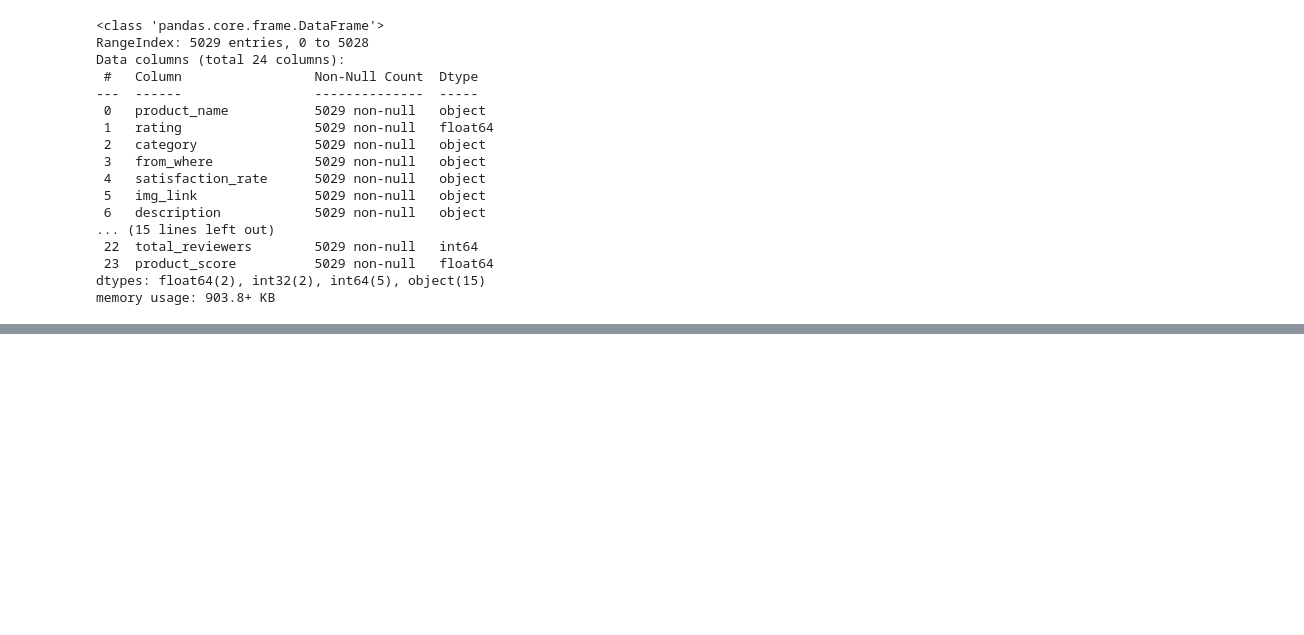
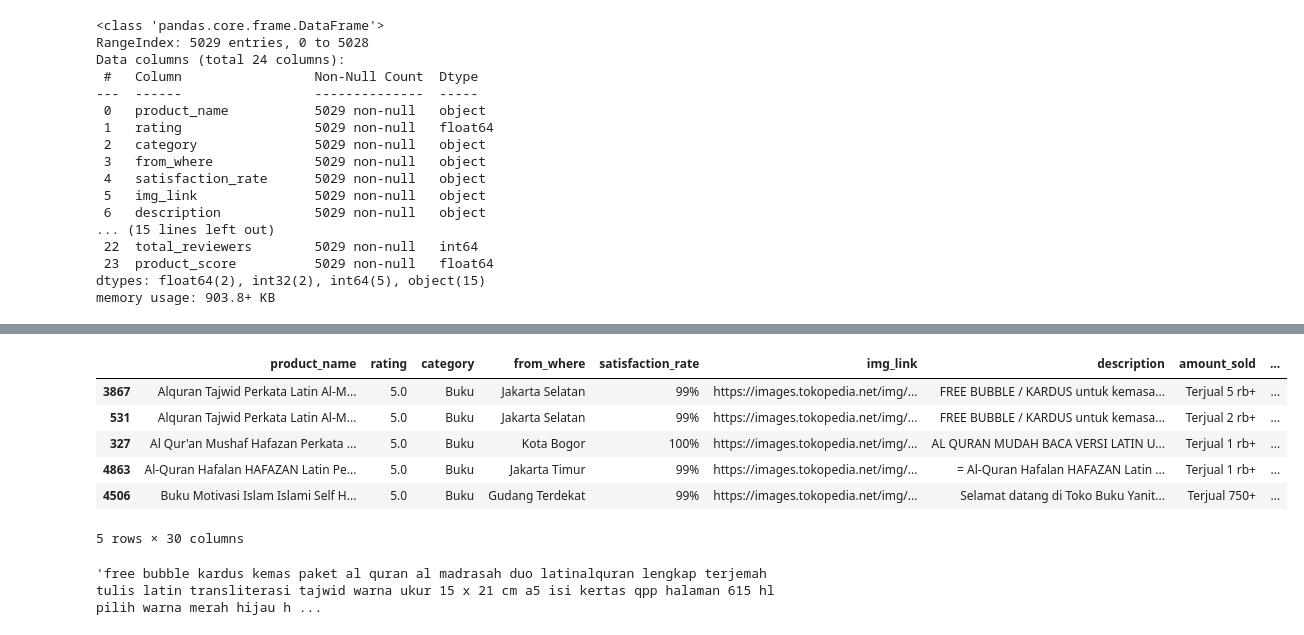
Before and after one commit to jxnhiro/tokopedia-crawler-scraper, a Jupyter notebook: tokopedia-recommender.ipynb, the cells around one changed output, grey strips where cells are left out. Cells and saved outputs as stored; diff of their text form; code cells hidden in the pictures; blank space fills up the shorter version.

```diff
--- a/tokopedia-recommender.ipynb
+++ b/tokopedia-recommender.ipynb
@@ -754,14 +756,22 @@ Data columns (total 24 columns):
 dtypes: float64(2), int32(2), int64(5), object(15)
 memory usage: 903.8+ KB
 # %%
-def recommend(product_name):
-    tfidf_vectorizer = TfidfVectorizer(analyzer='word', ngram_range=(1,8), min_df=0)
+def recommend_cosine(product_name):
+    tfidf_vectorizer = TfidfVectorizer()
     product_index = df_tokopedia[df_tokopedia['product_name'] == product_name].index[0]
 
     tfidf_product_tag_vector = tfidf_vectorizer.fit_transform(df_tokopedia['product_tag'])
     product_tag_query = df_tokopedia.iloc[[product_index]]['product_tag'][product_index]
     product_query_vector = tfidf_vectorizer.transform([product_tag_query])
+
     product_similarity = cosine_similarity(product_query_vector, tfidf_product_tag_vector).flatten()
-    product_indices = np.argpartition(product_similarity, -10)[-10:]
-    product_results = df_tokopedia.iloc[product_indices].sort_values(by='product_score', ascending=False)
-    return product_results
+    # print(product_similarity[product_index])
+    product_indices = np.argpartition(product_similarity, -6)[-6:]
+    # print(product_indices)
+    df_product_results = df_tokopedia[0:0]
+    for i, index in enumerate(product_indices):
+        df_product_results = df_product_results.append(df_tokopedia.iloc[index])
+        df_product_results.loc[df_product_results.index[i], 'similarity'] = product_similarity[index]
+
+    # df_product_results['similarity'][index] = product_similarity[index]
+    return df_product_results.sort_values(by='similarity',ascending=False).iloc[1:]
@@ -782,0 +778,15 @@ recommend('Anti Gores Switch Nintendo Tempered Glass Premium')
+# %%
+recommendation_cosine = recommend_cosine('Al-Quran Ash-Shahib ORI A5 - Merah')
+display(recommendation_cosine)
+# %% [output]
+|  | product_name | rating | category | from_where | satisfaction_rate | img_link | description | amount_sold | ... |
+| 3867 | Alquran Tajwid Perkata Latin Al-M... | 5.0 | Buku | Jakarta Selatan | 99% | https://images.tokopedia.net/img/... | FREE BUBBLE / KARDUS untuk kemasa... | Terjual 5 rb+ | ... |
+| 531 | Alquran Tajwid Perkata Latin Al-M... | 5.0 | Buku | Jakarta Selatan | 99% | https://images.tokopedia.net/img/... | FREE BUBBLE / KARDUS untuk kemasa... | Terjual 2 rb+ | ... |
+| 327 | Al Qur'an Mushaf Hafazan Perkata ... | 5.0 | Buku | Kota Bogor | 100% | https://images.tokopedia.net/img/... | AL QURAN MUDAH BACA VERSI LATIN U... | Terjual 1 rb+ | ... |
+| 4863 | Al-Quran Hafalan HAFAZAN Latin Pe... | 5.0 | Buku | Jakarta Timur | 99% | https://images.tokopedia.net/img/... | = Al-Quran Hafalan HAFAZAN Latin ... | Terjual 1 rb+ | ... |
+| 4506 | Buku Motivasi Islam Islami Self H... | 5.0 | Buku | Gudang Terdekat | 99% | https://images.tokopedia.net/img/... | Selamat datang di Toko Buku Yanit... | Terjual 750+ | ... |
+5 rows × 30 columns
+# %%
+recommendation_cosine.iloc[0]['product_tag']
+# %% [output]
+'free bubble kardus kemas paket al quran al madrasah duo latinalquran lengkap terjemah tulis latin transliterasi tajwid warna ukur 15 x 21 cm a5 isi kertas qpp halaman 615 hl pilih warna merah hijau h ...
```
Also changed, not shown: parts of 4 cells of this notebook.
